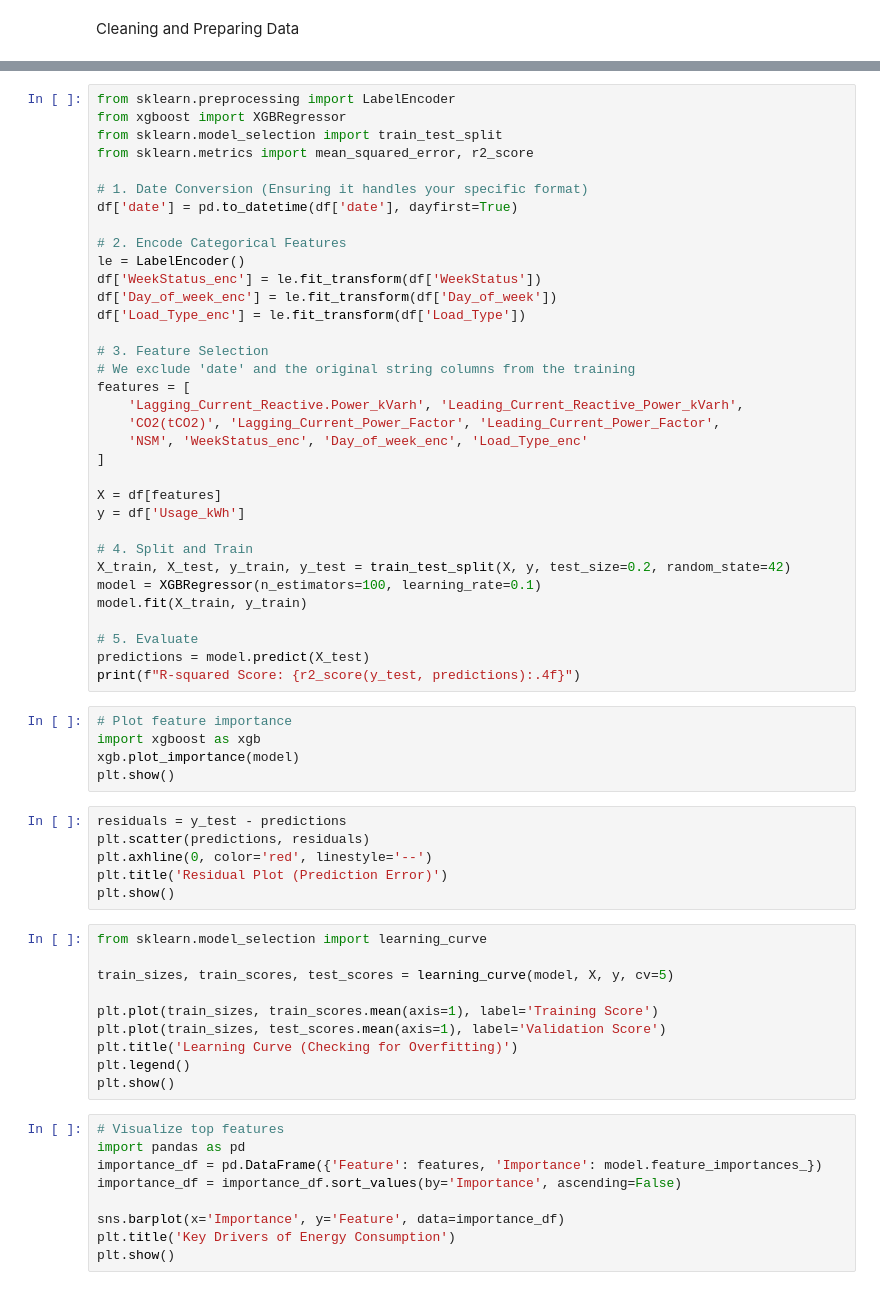
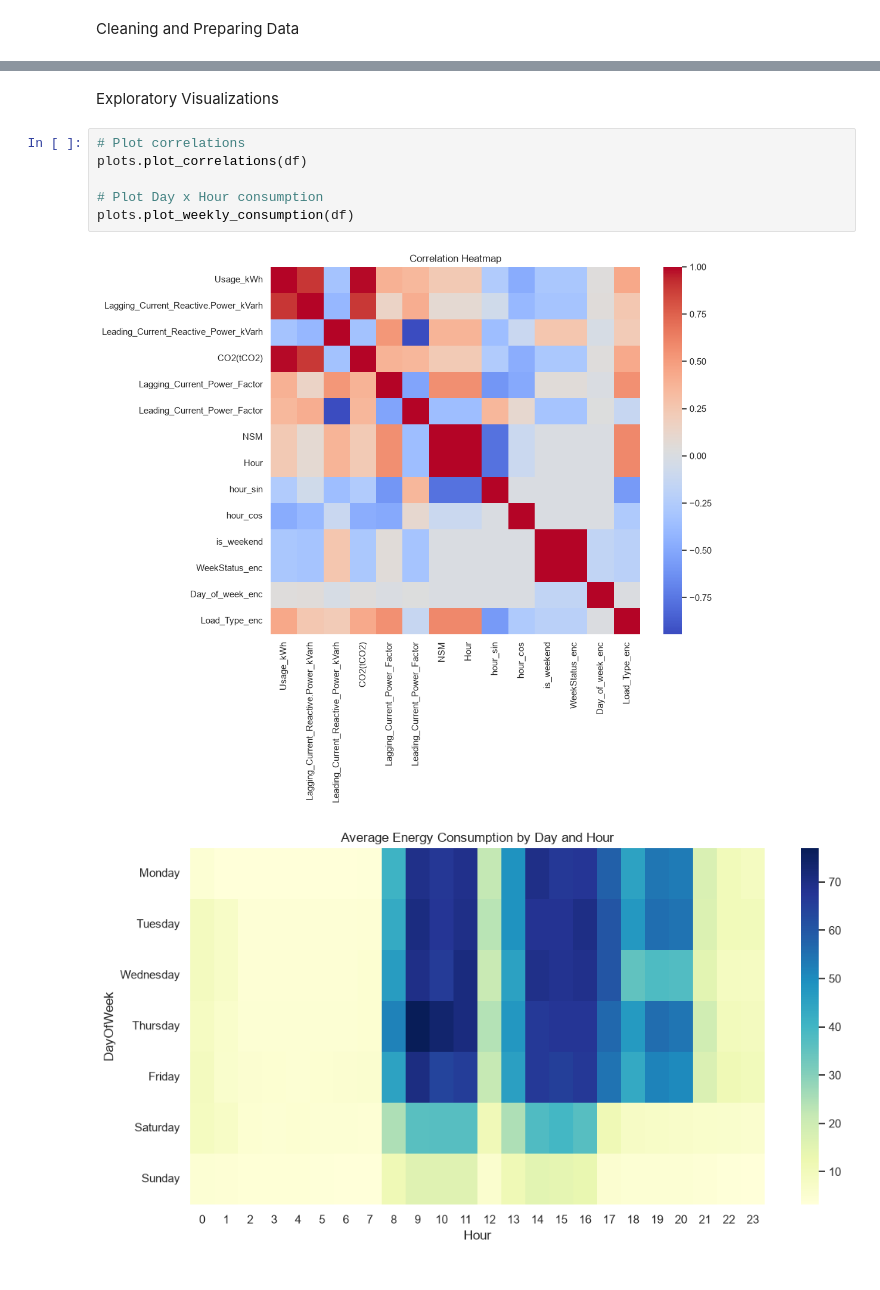
Before and after one commit to uroojey/steel-industry-energy-consumption-analysis, a Jupyter notebook: notebooks/explore.ipynb, the cells around one changed output, grey strips where cells are left out. Drawn from its saved outputs; the diff is of its cells as text.

```diff
--- a/notebooks/explore.ipynb
+++ b/notebooks/explore.ipynb
@@ -104,64 +35,11 @@ plt.show()
-# %%
-from sklearn.preprocessing import LabelEncoder
-from xgboost import XGBRegressor
-from sklearn.model_selection import train_test_split
-from sklearn.metrics import mean_squared_error, r2_score
-
-# 1. Date Conversion (Ensuring it handles your specific format)
-df['date'] = pd.to_datetime(df['date'], dayfirst=True)
-
-# 2. Encode Categorical Features
-le = LabelEncoder()
-df['WeekStatus_enc'] = le.fit_transform(df['WeekStatus'])
-df['Day_of_week_enc'] = le.fit_transform(df['Day_of_week'])
-df['Load_Type_enc'] = le.fit_transform(df['Load_Type'])
-
-# 3. Feature Selection
-# We exclude 'date' and the original string columns from the training
-features = [
-    'Lagging_Current_Reactive.Power_kVarh', 'Leading_Current_Reactive_Power_kVarh',
-    'CO2(tCO2)', 'Lagging_Current_Power_Factor', 'Leading_Current_Power_Factor',
-    'NSM', 'WeekStatus_enc', 'Day_of_week_enc', 'Load_Type_enc'
-]
-
-X = df[features]
-y = df['Usage_kWh']
-
-# 4. Split and Train
-X_train, X_test, y_train, y_test = train_test_split(X, y, test_size=0.2, random_state=42)
-model = XGBRegressor(n_estimators=100, learning_rate=0.1)
-model.fit(X_train, y_train)
-
-# 5. Evaluate
-predictions = model.predict(X_test)
-print(f"R-squared Score: {r2_score(y_test, predictions):.4f}")
-# %%
-# Plot feature importance
-import xgboost as xgb
-xgb.plot_importance(model)
-plt.show()
-# %%
-residuals = y_test - predictions
-plt.scatter(predictions, residuals)
-plt.axhline(0, color='red', linestyle='--')
-plt.title('Residual Plot (Prediction Error)')
-plt.show()
-# %%
-from sklearn.model_selection import learning_curve
-
-train_sizes, train_scores, test_scores = learning_curve(model, X, y, cv=5)
-
-plt.plot(train_sizes, train_scores.mean(axis=1), label='Training Score')
-plt.plot(train_sizes, test_scores.mean(axis=1), label='Validation Score')
-plt.title('Learning Curve (Checking for Overfitting)')
-plt.legend()
-plt.show()
-# %%
-# Visualize top features
-import pandas as pd
-importance_df = pd.DataFrame({'Feature': features, 'Importance': model.feature_importances_})
-importance_df = importance_df.sort_values(by='Importance', ascending=False)
-
-sns.barplot(x='Importance', y='Feature', data=importance_df)
-plt.title('Key Drivers of Energy Consumption')
-plt.show()
+# %% [markdown]
+Exploratory Visualizations
+# %%
+# Plot correlations
+plots.plot_correlations(df)
+
+# Plot Day x Hour consumption
+plots.plot_weekly_consumption(df)
+# %% [output]
+[figure, added]
+[figure, added]
```
Also changed, not shown: parts of 19 cells of this notebook, 5 other files.
